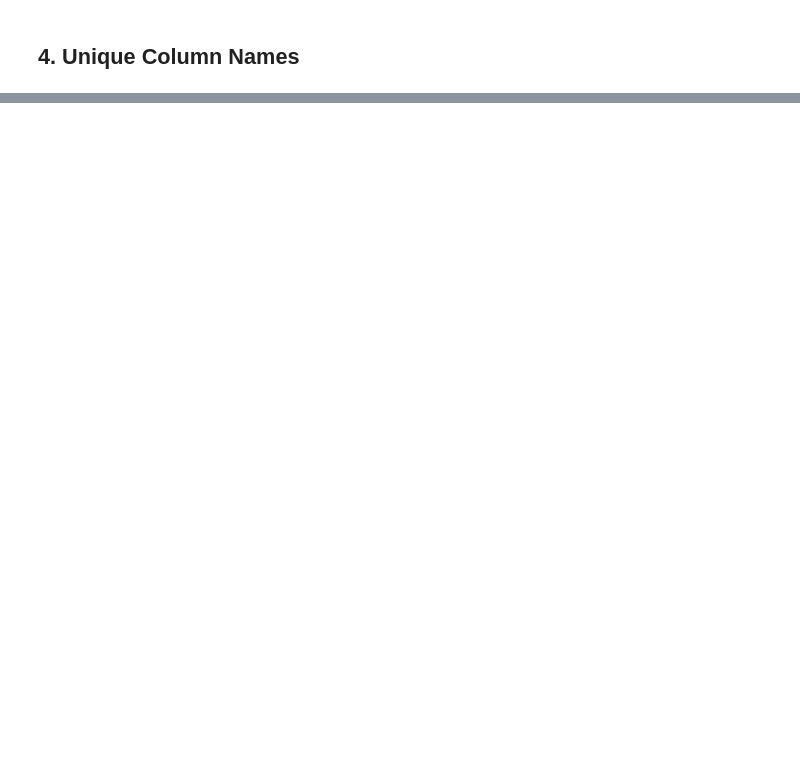
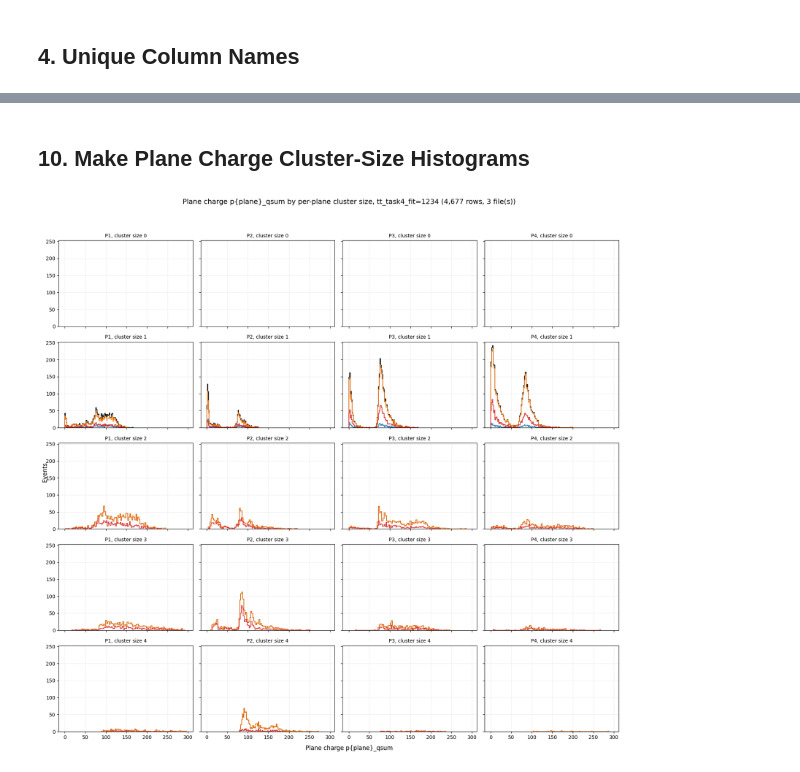
Before and after one commit to csoneira/DATAFLOW_v3, a Jupyter notebook: MASTER/JUPYTER_NOTEBOOKS/task5_test_gates.ipynb, the cells around one changed output, grey strips where cells are left out. Saved outputs shown, nothing was run; the diff lists cells and outputs as text; code cells hidden in the pictures; blank space fills up the shorter version.

```diff
--- a/MASTER/JUPYTER_NOTEBOOKS/task5_test_gates.ipynb
+++ b/MASTER/JUPYTER_NOTEBOOKS/task5_test_gates.ipynb
@@ -285,0 +830,12 @@ plot_plane_tdif_vs_strip_tdif_grid(df_gated)
+# %% [markdown]
+## 10. Make Plane Charge Cluster-Size Histograms
+# %%
+plot_plane_charge_histograms_by_cluster_size(
+    df_gated,
+    tt_value=1234,
+    cluster_sizes=[0, 1, 2, 3, 4],
+    bins=100,
+    xlim=None,
+)
+# %% [output]
+[figure, added]
```
Also changed, not shown: parts of 32 cells of this notebook, 5 other files.
